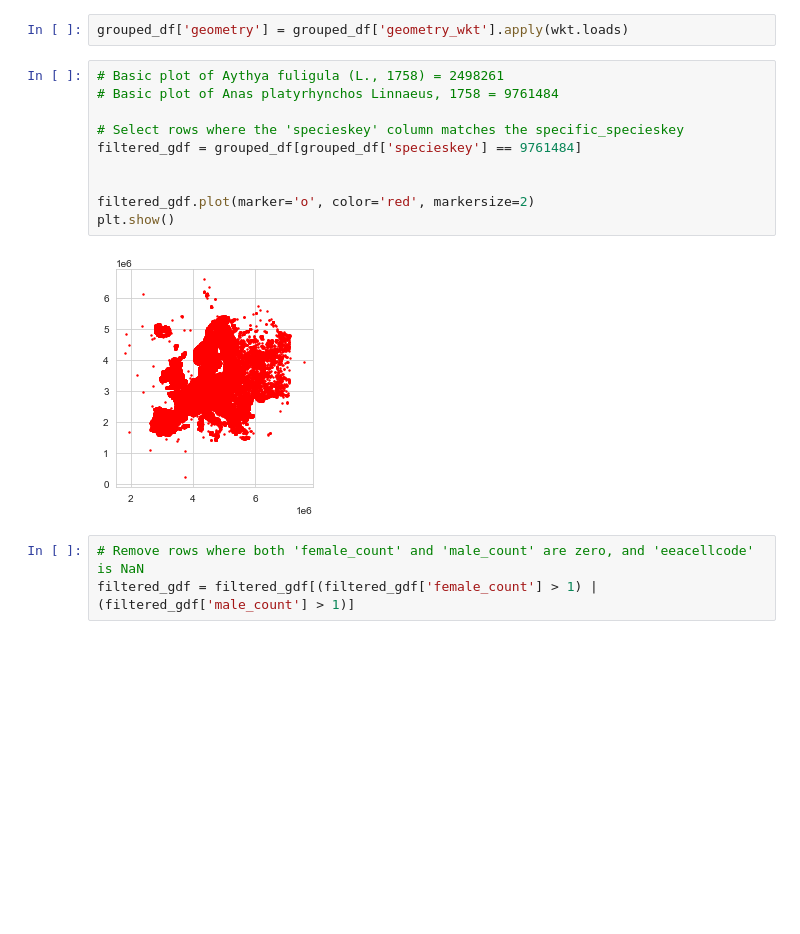
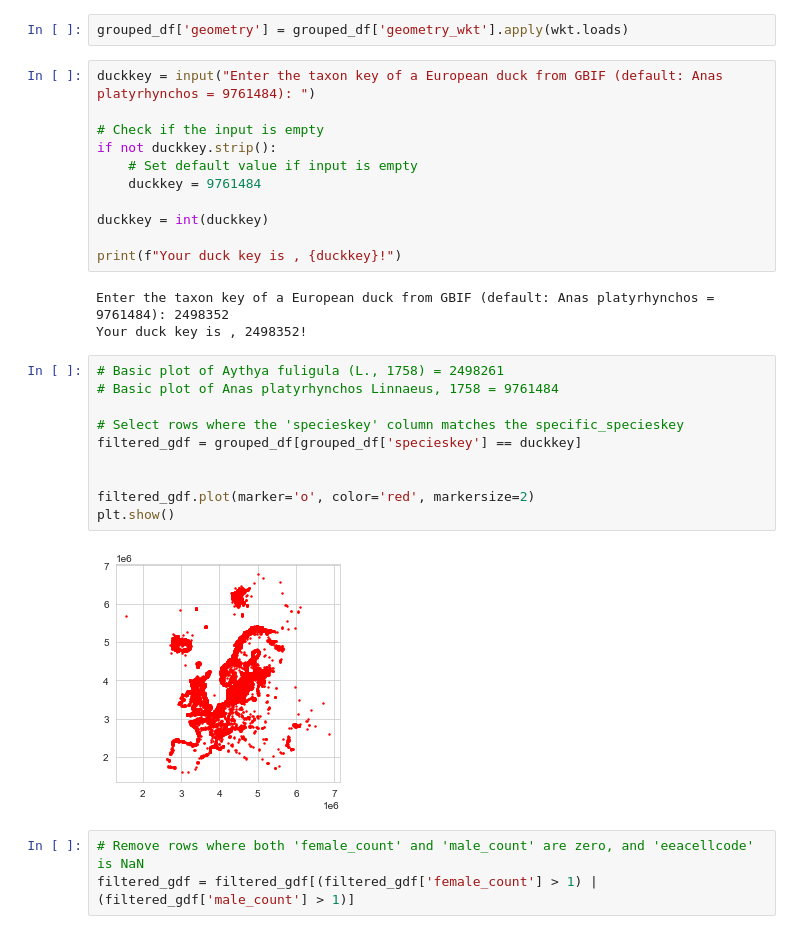
Before and after one commit to b-cubed-eu/hackathon-projects-2024, a Jupyter notebook: projects/12/ducksexcube.ipynb, the cells around one changed output. Saved outputs shown, nothing was run; the diff lists cells and outputs as text; blank space fills up the shorter version.

```diff
--- a/projects/12/ducksexcube.ipynb
+++ b/projects/12/ducksexcube.ipynb
@@ -148,18 +160,32 @@ Index(['decade', 'eeacellcode', 'specieskey', 'long', 'lat', 'longitude',
       dtype='object')
 # %%
 grouped_df['geometry'] = grouped_df['geometry_wkt'].apply(wkt.loads)
+# %%
+duckkey = input("Enter the taxon key of a European duck from GBIF (default: Anas platyrhynchos = 9761484): ")
+
+# Check if the input is empty
+if not duckkey.strip():
+    # Set default value if input is empty
+    duckkey = 9761484
+
+duckkey = int(duckkey)
+
+print(f"Your duck key is , {duckkey}!")
+# %% [output]
+Enter the taxon key of a European duck from GBIF (default: Anas platyrhynchos = 9761484): 2498352
+Your duck key is , 2498352!
 # %%
 # Basic plot of Aythya fuligula (L., 1758) = 2498261
 # Basic plot of Anas platyrhynchos Linnaeus, 1758 = 9761484
 
 # Select rows where the 'specieskey' column matches the specific_specieskey
-filtered_gdf = grouped_df[grouped_df['specieskey'] == 9761484]
+filtered_gdf = grouped_df[grouped_df['specieskey'] == duckkey]
 
 
 filtered_gdf.plot(marker='o', color='red', markersize=2)
 plt.show()
 # %% [output]
-[figure, old version]
+[figure, new version]
 # %%
 # Remove rows where both 'female_count' and 'male_count' are zero, and 'eeacellcode' is NaN
 filtered_gdf = filtered_gdf[(filtered_gdf['female_count'] > 1) | (filtered_gdf['male_count'] > 1)]
```
Also changed, not shown: parts of 10 cells of this notebook, 1 other file.
